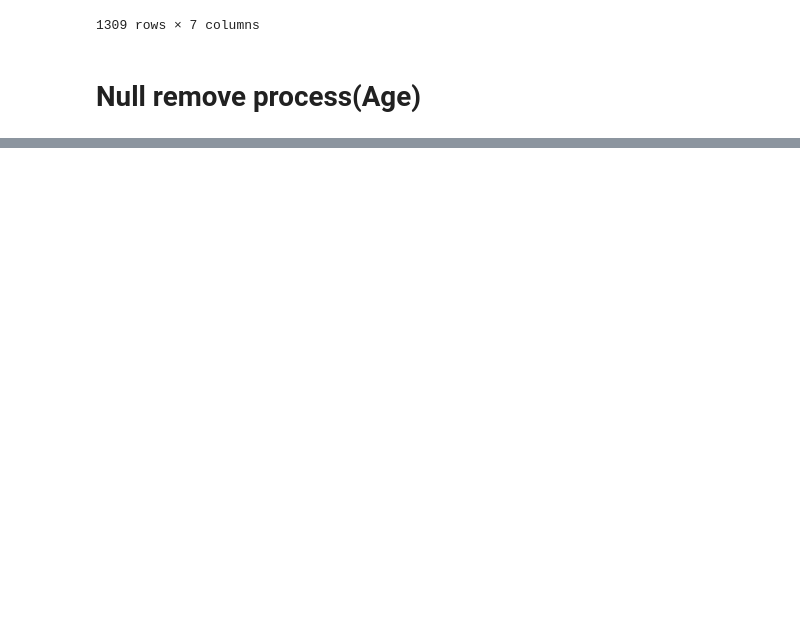
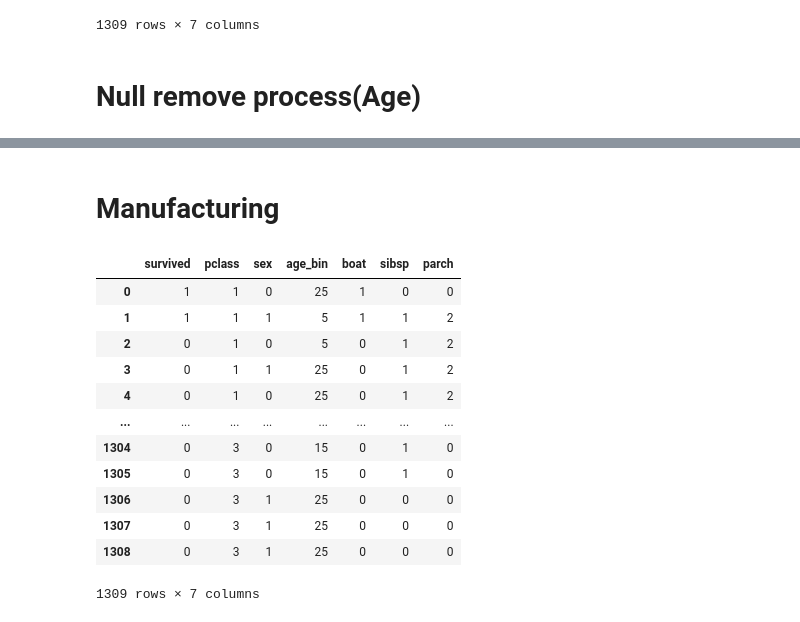
Before and after one commit to h0n9670/Academy_titanic_ANN, a Jupyter notebook: ml_타이타닉 생존자 예측_김홍교.ipynb, the cells around one changed output, grey strips where cells are left out. Cells and saved outputs as stored; diff of their text form; code cells hidden in the pictures; blank space fills up the shorter version.

```diff
--- a/ml_타이타닉 생존자 예측_김홍교.ipynb
+++ b/ml_타이타닉 생존자 예측_김홍교.ipynb
@@ -424,0 +380,3 @@ age_null_list=[21,41,91,53,33,16,7,1]
+# %%
+meaningful_df['age_bin'].fillna(method='pad',inplace=True)
+meaningful_df['age_bin'].value_counts()
@@ -424,0 +393,20 @@ age_null_list=[21,41,91,53,33,16,7,1]
+# %% [markdown]
+# Manufacturing
+# %%
+meaningful_df=meaningful_df.replace('male',1)
+meaningful_df=meaningful_df.replace('female',0)
+display(meaningful_df)
+# %% [output]
+|  | survived | pclass | sex | age_bin | boat | sibsp | parch |
+| 0 | 1 | 1 | 0 | 25 | 1 | 0 | 0 |
+| 1 | 1 | 1 | 1 | 5 | 1 | 1 | 2 |
+| 2 | 0 | 1 | 0 | 5 | 0 | 1 | 2 |
+| 3 | 0 | 1 | 1 | 25 | 0 | 1 | 2 |
+| 4 | 0 | 1 | 0 | 25 | 0 | 1 | 2 |
+| ... | ... | ... | ... | ... | ... | ... | ... |
+| 1304 | 0 | 3 | 0 | 15 | 0 | 1 | 0 |
+| 1305 | 0 | 3 | 0 | 15 | 0 | 1 | 0 |
+| 1306 | 0 | 3 | 1 | 25 | 0 | 0 | 0 |
+| 1307 | 0 | 3 | 1 | 25 | 0 | 0 | 0 |
+| 1308 | 0 | 3 | 1 | 25 | 0 | 0 | 0 |
+1309 rows × 7 columns
```
Also changed, not shown: parts of 28 cells of this notebook.
